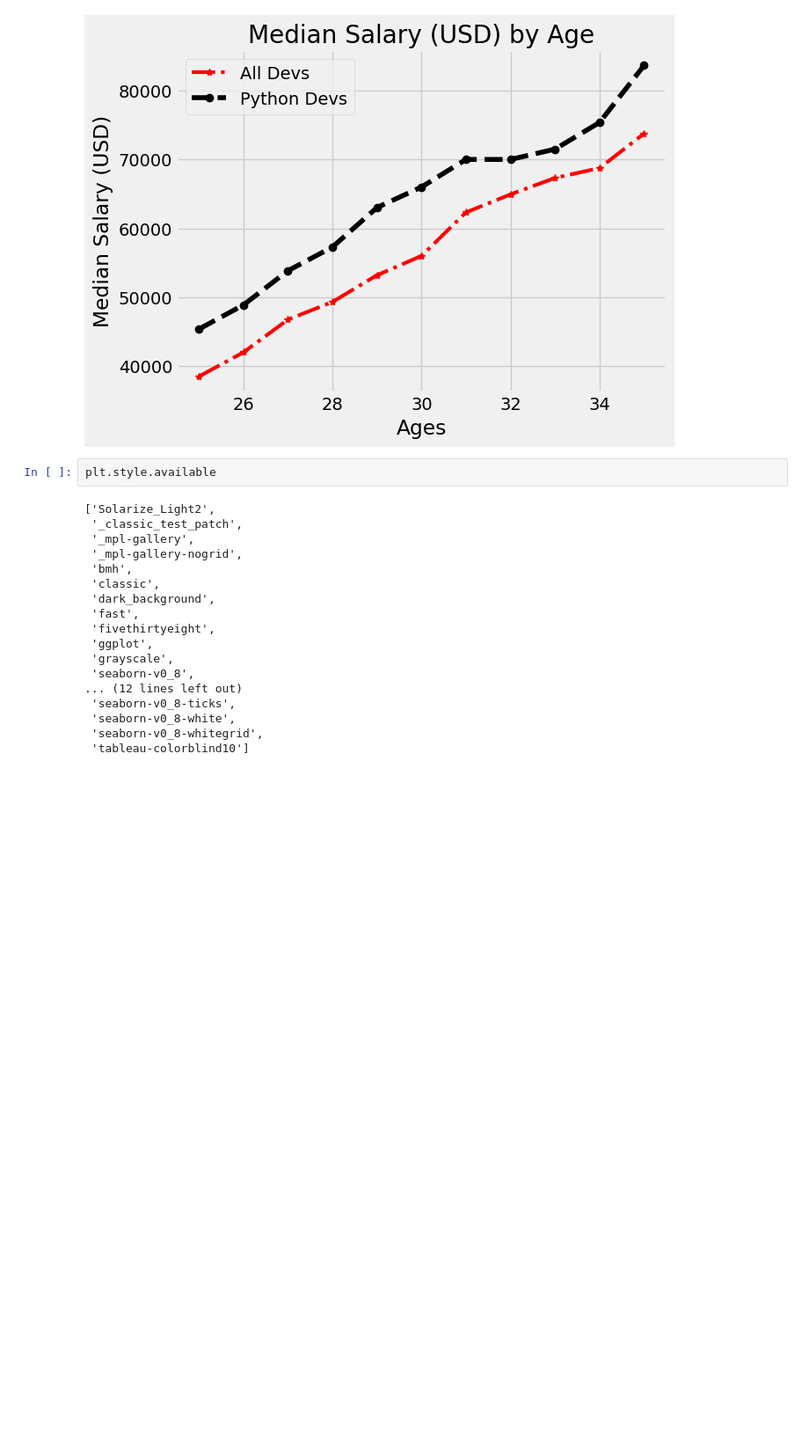
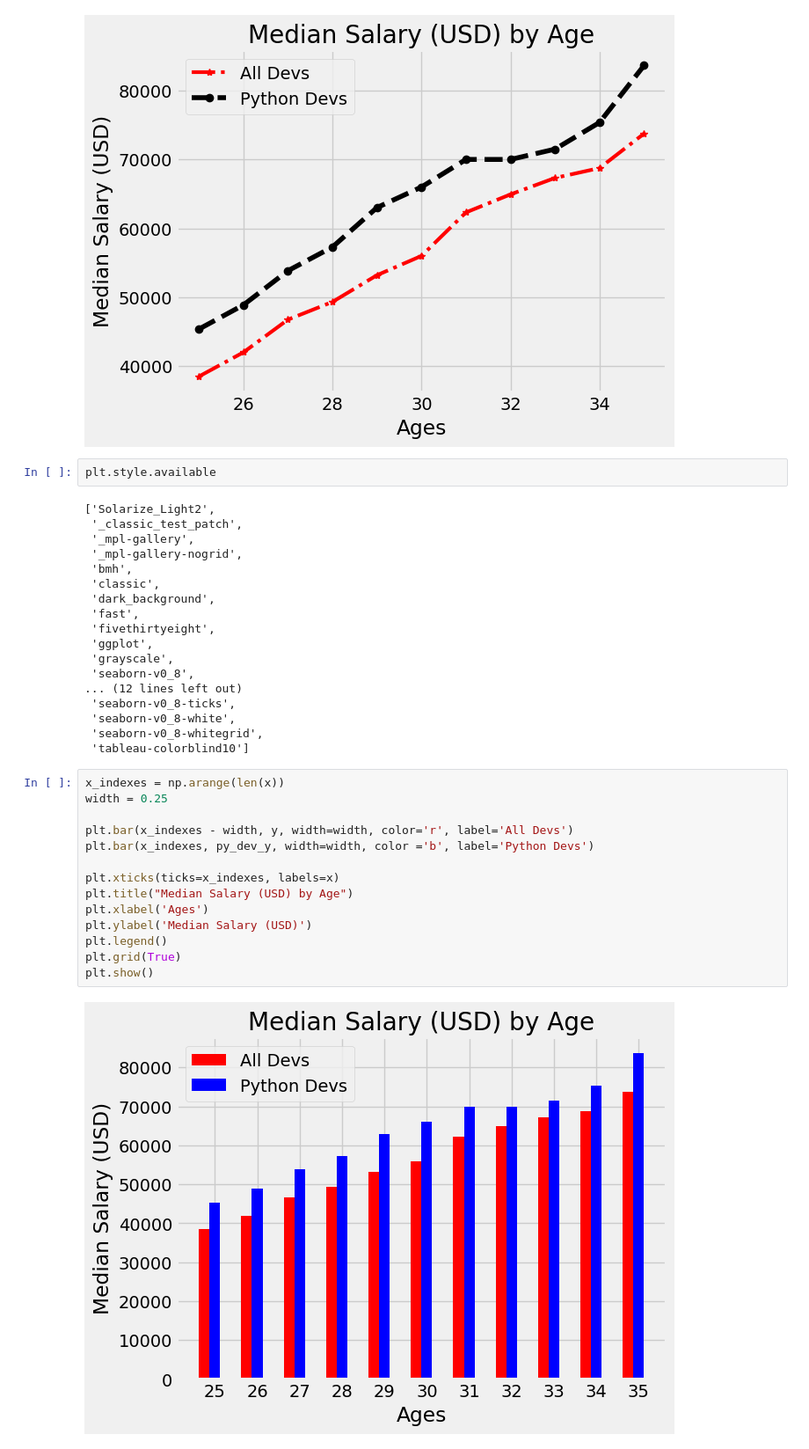
Before and after one commit to sbdrchauhan/python-DS-ML, a Jupyter notebook: 08_matplotlib/code_tryouts.ipynb, the cells around one changed output. Shown: that part at 88% size. Cells and saved outputs as stored; diff of their text form; blank space fills up the shorter version.

```diff
--- a/08_matplotlib/code_tryouts.ipynb
+++ b/08_matplotlib/code_tryouts.ipynb
@@ -43,3 +44,19 @@ plt.style.available
  'seaborn-v0_8-white',
  'seaborn-v0_8-whitegrid',
  'tableau-colorblind10']
+# %%
+x_indexes = np.arange(len(x))
+width = 0.25
+
+plt.bar(x_indexes - width, y, width=width, color='r', label='All Devs')
+plt.bar(x_indexes, py_dev_y, width=width, color ='b', label='Python Devs')
+
+plt.xticks(ticks=x_indexes, labels=x)
+plt.title("Median Salary (USD) by Age")
+plt.xlabel('Ages')
+plt.ylabel('Median Salary (USD)')
+plt.legend()
+plt.grid(True)
+plt.show()
+# %% [output]
+[figure, added]
```
Also changed, not shown: parts of 1 cell of this notebook, 4 other files.
